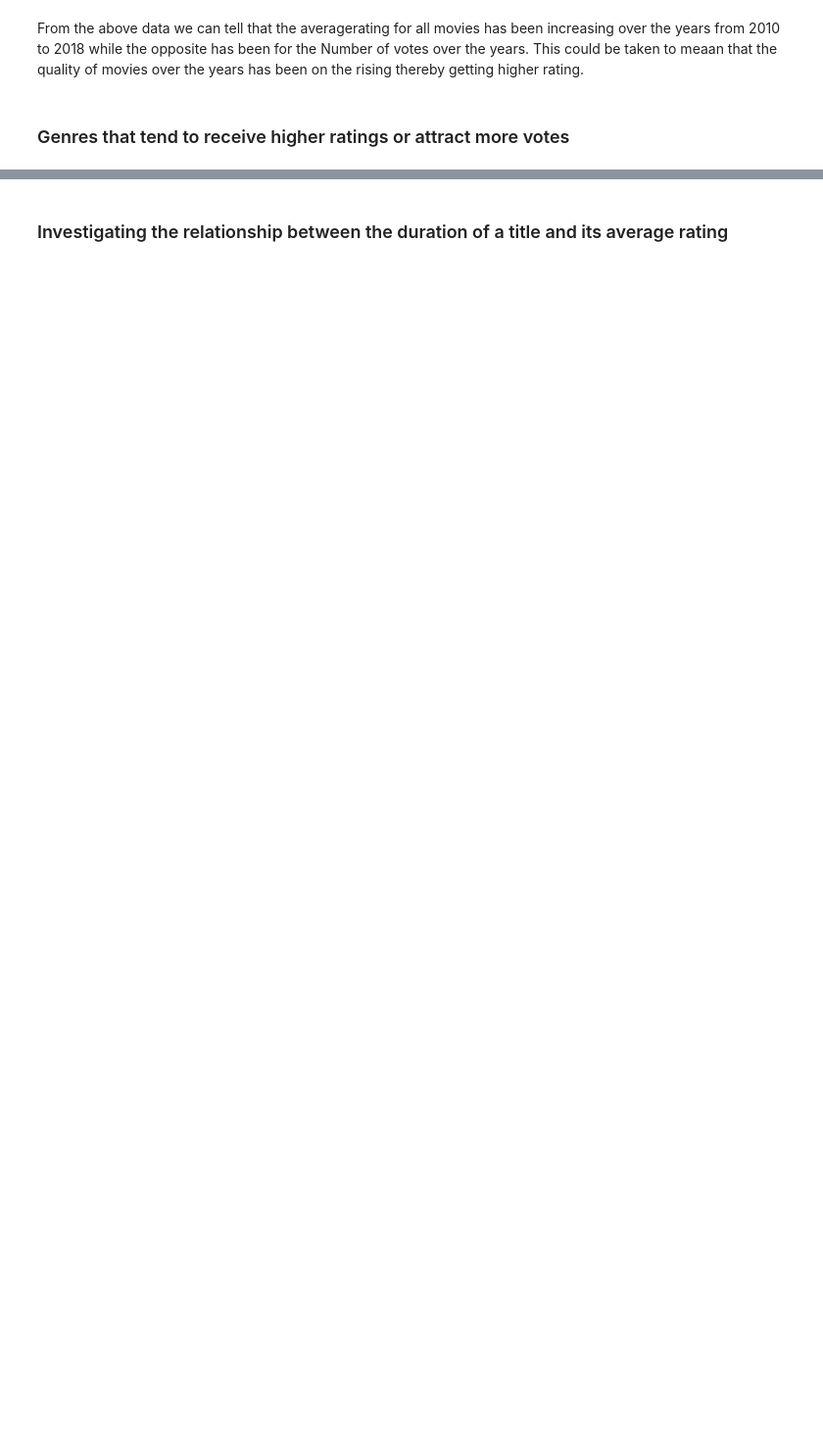
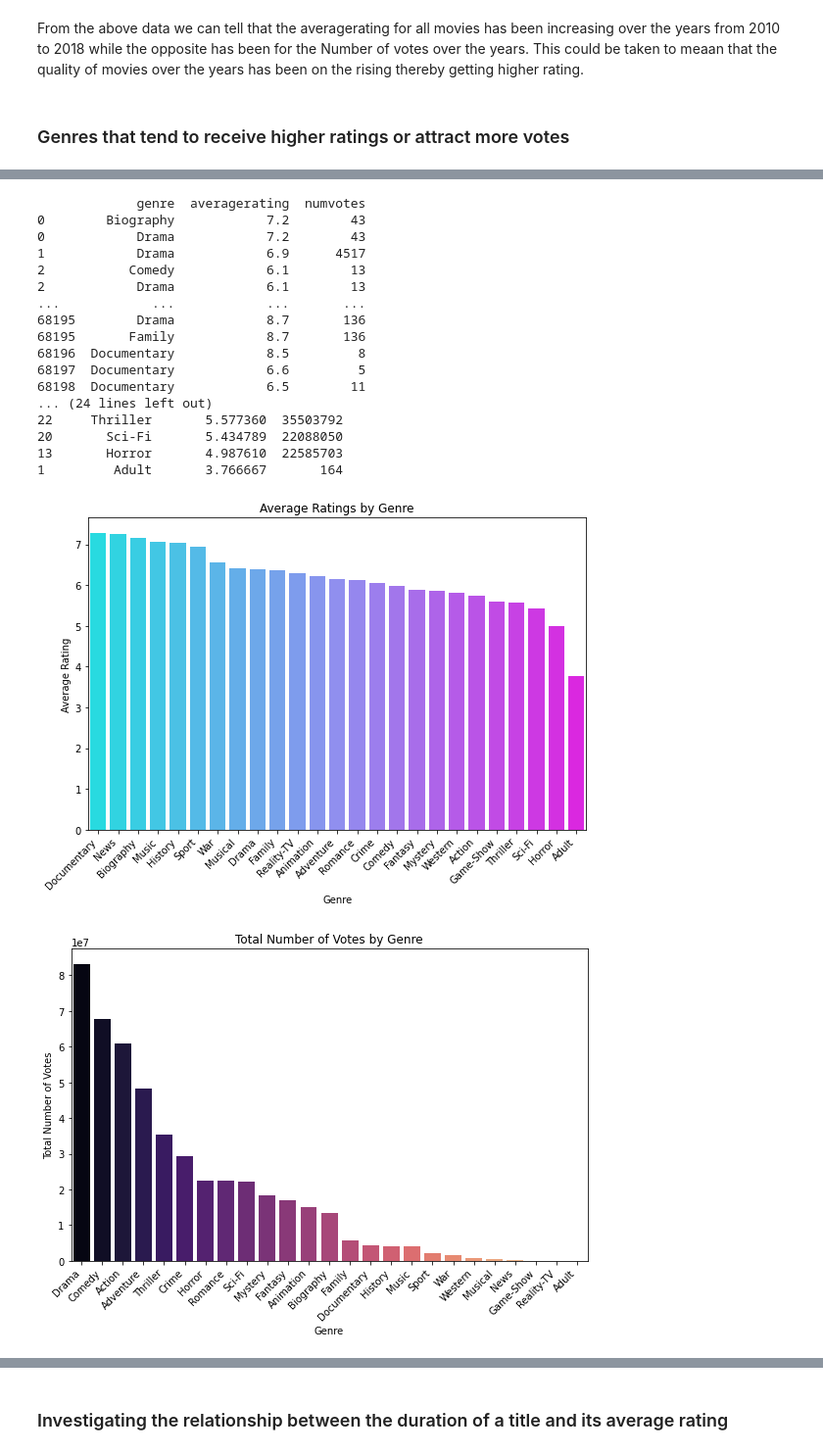
Before and after one commit to PeterMuthoma/Phase1_Project, a Jupyter notebook: student.ipynb, the cells around one changed output, grey strips where cells are left out. Shown at 98% size. Saved outputs shown, nothing was run; the diff lists cells and outputs as text; code cells hidden in the pictures; blank space fills up the shorter version.

```diff
--- a/student.ipynb
+++ b/student.ipynb
@@ -602,0 +618,55 @@ plt.show()
+# %%
+# Create a new DataFrame to extract genres and corresponding ratings and votes
+genre_ratings_votes = Title_Rating_Merge['genres'].str.split(',', expand=True).stack().reset_index(level=1, drop=True).rename('genre')
+genre_ratings_votes = pd.merge(genre_ratings_votes, Title_Rating_Merge[['averagerating', 'numvotes']], left_index=True, right_index=True)
+
+print(genre_ratings_votes)
+# Calculate the mean average rating and total number of votes for each genre
+genre_ratings_votes_agg = genre_ratings_votes.groupby('genre').agg({'averagerating': 'mean', 'numvotes': 'sum'}).reset_index()
+
+# Sort genres by average rating in descending order
+genre_ratings_votes_agg = genre_ratings_votes_agg.sort_values(by='averagerating', ascending=False)
+print(genre_ratings_votes_agg)
+
+# Create a bar plot for average ratings by genre
+plt.figure(figsize=(8, 6))
+sns.barplot(x='genre', y='averagerating', data=genre_ratings_votes_agg, palette='cool')
+plt.title('Average Ratings by Genre')
+plt.xlabel('Genre')
+plt.ylabel('Average Rating')
+plt.xticks(rotation=45, ha='right')
+plt.tight_layout()
+plt.show()
+
+# Sort genres by total number of votes in descending order
+genre_ratings_votes_agg = genre_ratings_votes_agg.sort_values(by='numvotes', ascending=False)
+
+# Create a bar plot for total number of votes by genre
+plt.figure(figsize=(8, 6))
+sns.barplot(x='genre', y='numvotes', data=genre_ratings_votes_agg, palette='magma')
+plt.title('Total Number of Votes by Genre')
+plt.xlabel('Genre')
+plt.ylabel('Total Number of Votes')
+plt.xticks(rotation=45, ha='right')
+plt.tight_layout()
+plt.show()
+# %% [output]
+             genre  averagerating  numvotes
+0        Biography            7.2        43
+0            Drama            7.2        43
+1            Drama            6.9      4517
+2           Comedy            6.1        13
+2            Drama            6.1        13
+...            ...            ...       ...
+68195        Drama            8.7       136
+68195       Family            8.7       136
+68196  Documentary            8.5         8
+68197  Documentary            6.6         5
+68198  Documentary            6.5        11
+... (24 lines left out)
+22     Thriller       5.577360  35503792
+20       Sci-Fi       5.434789  22088050
+13       Horror       4.987610  22585703
+1         Adult       3.766667       164
+[figure, added]
+[figure, added]
```
Also changed, not shown: parts of 24 cells of this notebook.
